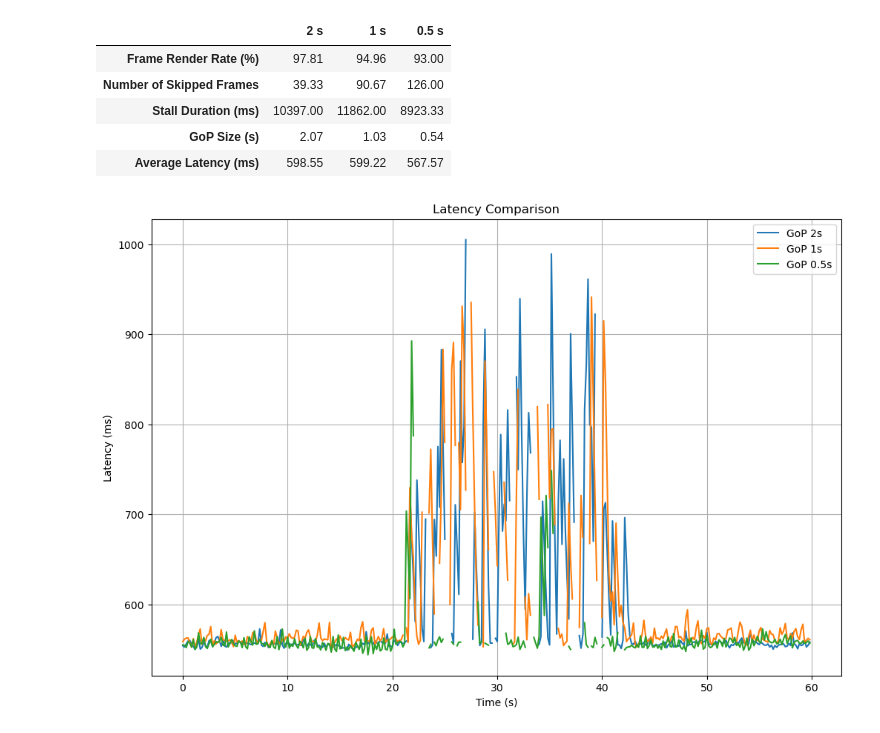
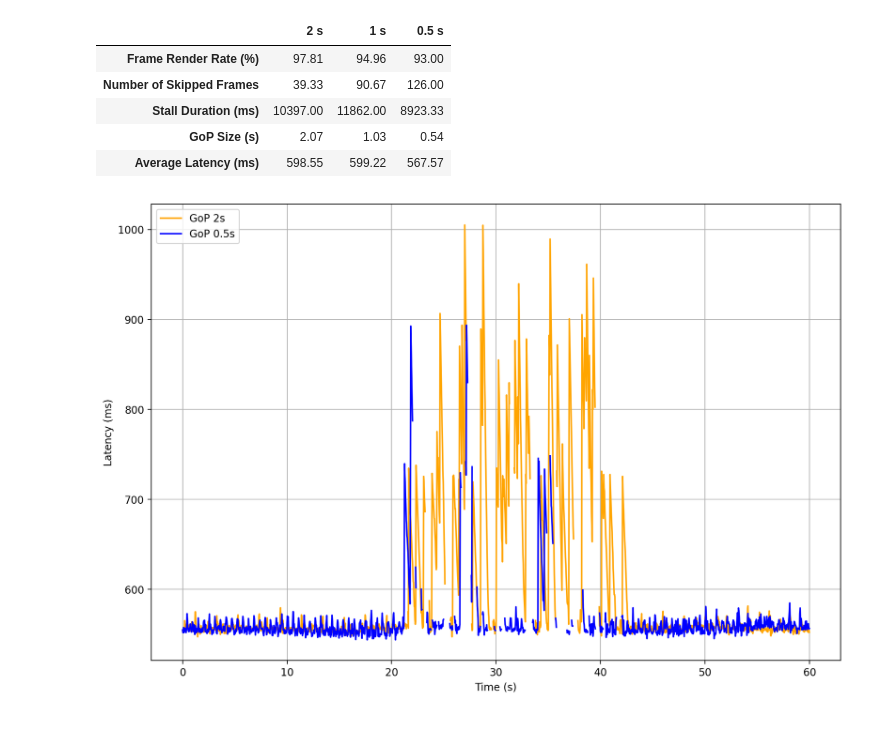
Before and after one commit to LasseWinkel/moq-dash-data, a Jupyter notebook: moq_analysis/dynamic_loss.ipynb, the cells around one changed output. Cells and saved outputs as stored; diff of their text form; code cells hidden in the pictures.

Commit message:
Output pdf figure

```diff
--- a/moq_analysis/dynamic_loss.ipynb
+++ b/moq_analysis/dynamic_loss.ipynb
@@ -115,37 +115,42 @@ table
 # %%
 # Function to sample and smooth the data
 def sample_and_smooth(data, timestamp_col, value_col, sample_rate=1, window_size=30):
     # Sampling
     sampled_data = data.iloc[::sample_rate, :]
 
     # Smoothing using a rolling window
     smoothed_values = sampled_data[value_col].rolling(window=window_size).mean()
 
     return sampled_data[timestamp_col], smoothed_values
 
 # Sampling rate and window size for smoothing
-sample_rate = 5  # Take every 30th frame
+sample_rate = 1  # Take every 30th frame
 window_size = 1  # Rolling window size for smoothing
 
 # Plotting
-plt.figure(figsize=(12, 8))
+plt.figure(figsize=(12, 8), dpi=200)
 
 # Sample and smooth data for each scenario
 timestamps_0, smoothed_0 = sample_and_smooth(df_data_0, '_1_rawVideoTimestamp', '_8_totalTime', sample_rate, window_size)
 timestamps_1, smoothed_1 = sample_and_smooth(df_data_1, '_1_rawVideoTimestamp', '_8_totalTime', sample_rate, window_size)
 timestamps_2, smoothed_2 = sample_and_smooth(df_data_2, '_1_rawVideoTimestamp', '_8_totalTime', sample_rate, window_size)
 
 # Plotting the smoothed data
-plt.plot(timestamps_0, smoothed_0, label='GoP 2s')
-plt.plot(timestamps_1, smoothed_1, label='GoP 1s')
-plt.plot(timestamps_2, smoothed_2, label='GoP 0.5s')
+plt.plot(timestamps_0, smoothed_0, label='GoP 2s', color='orange')
+# plt.plot(df_data_0['_1_rawVideoTimestamp'], [df_data_0['avg_total_time'].iloc[0]] * len(df_data_0), label='GoP 2s Average', color='blue', linestyle='dashed')
+
+# plt.plot(timestamps_1, smoothed_1, label='GoP 1s')
+
+plt.plot(timestamps_2, smoothed_2, label='GoP 0.5s',  color='blue')
+# plt.plot(df_data_2['_1_rawVideoTimestamp'], [df_data_2['avg_total_time'].iloc[0]] * len(df_data_2), label='GoP 0.5s Average', color='orange', linestyle='dashed')
+
 
 # Adding labels, grid, and legend
 plt.xlabel('Time (s)')
 plt.ylabel('Latency (ms)')
 plt.grid(True)
-plt.legend()
-plt.title('Latency Comparison')
-plt.show()
+plt.legend(loc='upper left')
+
+plt.savefig(f'plots/moq-dynamic-loss-latency.pdf')
 # %% [output]
-[figure, old version]
+[figure, new version]
```
Also changed, not shown: 1 other file.
